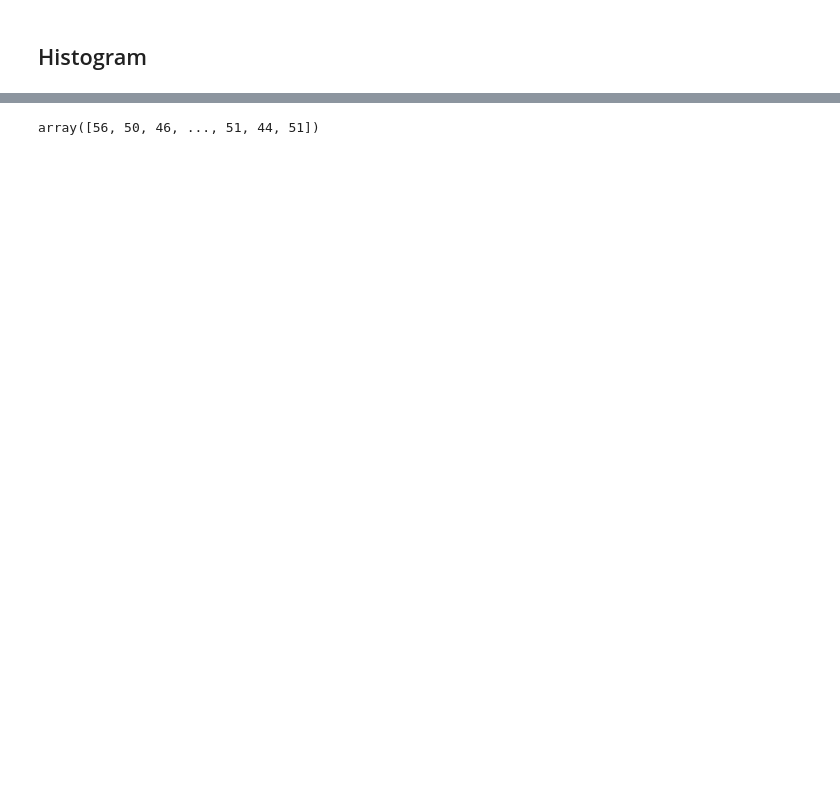
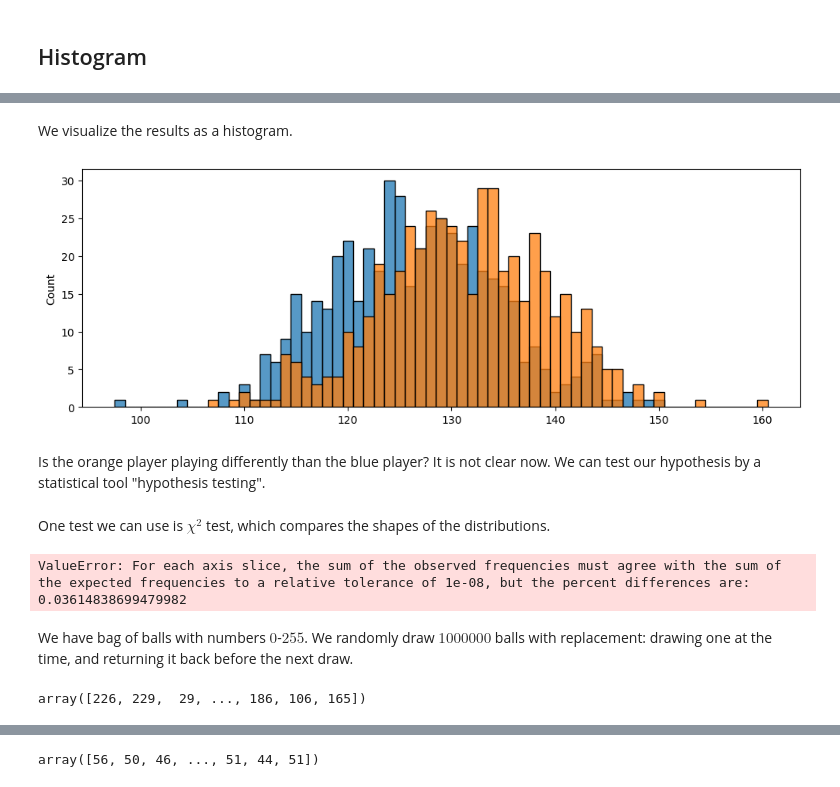
Before and after one commit to uibk-uncover/mip-stego-demo, a Jupyter notebook: notebooks/3_chi2_full.ipynb, the cells around one changed output, grey strips where cells are left out. Saved outputs shown, nothing was run; the diff lists cells and outputs as text; code cells hidden in the pictures; blank space fills up the shorter version.

```diff
--- a/notebooks/3_chi2_full.ipynb
+++ b/notebooks/3_chi2_full.ipynb
@@ -75,0 +105,16 @@ def lsbr_permuted(x, alpha=1., seed=12345):
+# %% [markdown]
+We visualize the results as a histogram.
+# %%
+sns.histplot(sample0_5, discrete=True);
+sns.histplot(sample0_51, discrete=True);
+# %% [output]
+[figure, added]
+# %% [markdown]
+Is the orange player playing differently than the blue player? It is not clear now. We can test our hypothesis by a statistical tool "hypothesis testing".
+# %% [markdown]
+One test we can use is $\chi^2$ test, which compares the shapes of the distributions.
+# %%
+scipy.stats.chisquare(sample0_51, sample0_5)
+# %% [output]
+ValueError: For each axis slice, the sum of the observed frequencies must agree with the sum of the expected frequencies to a relative tolerance of 1e-08, but the percent differences are:
+0.03614838699479982
@@ -75,0 +125,8 @@ def lsbr_permuted(x, alpha=1., seed=12345):
+# %% [markdown]
+We have bag of balls with numbers $0$-$255$. We randomly draw $1000000$ balls with replacement: drawing one at the time, and returning it back before the next draw.
+# %%
+np.random.seed(12345)  # for reproducibility
+colors = np.random.randint(256, size=[10**6])  # draw 1e6 colors with replacement
+colors  # print result
+# %% [output]
+array([226, 229,  29, ..., 186, 106, 165])
```
Also changed, not shown: parts of 24 cells of this notebook, 1 other file.
